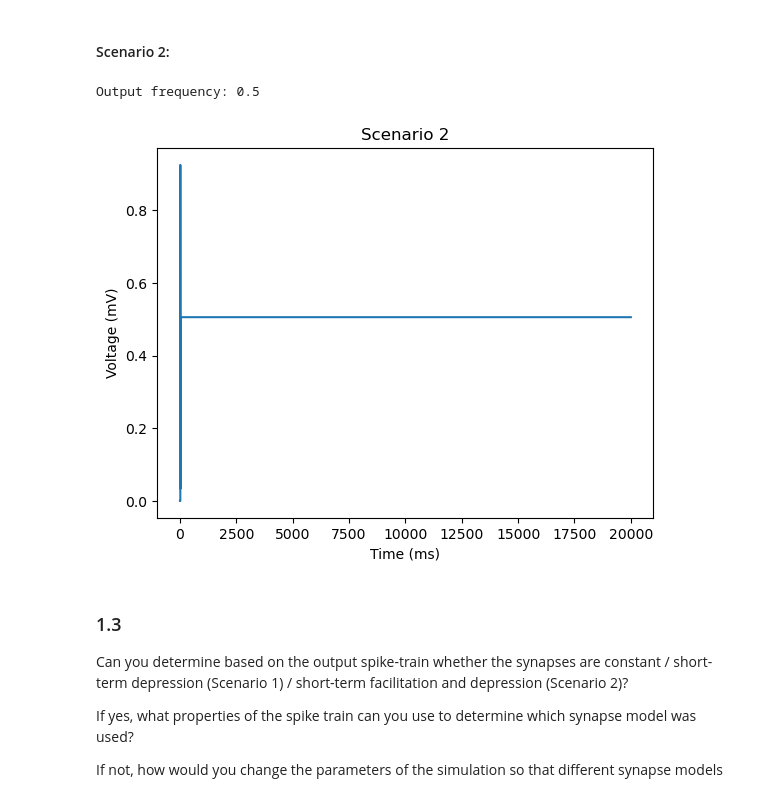
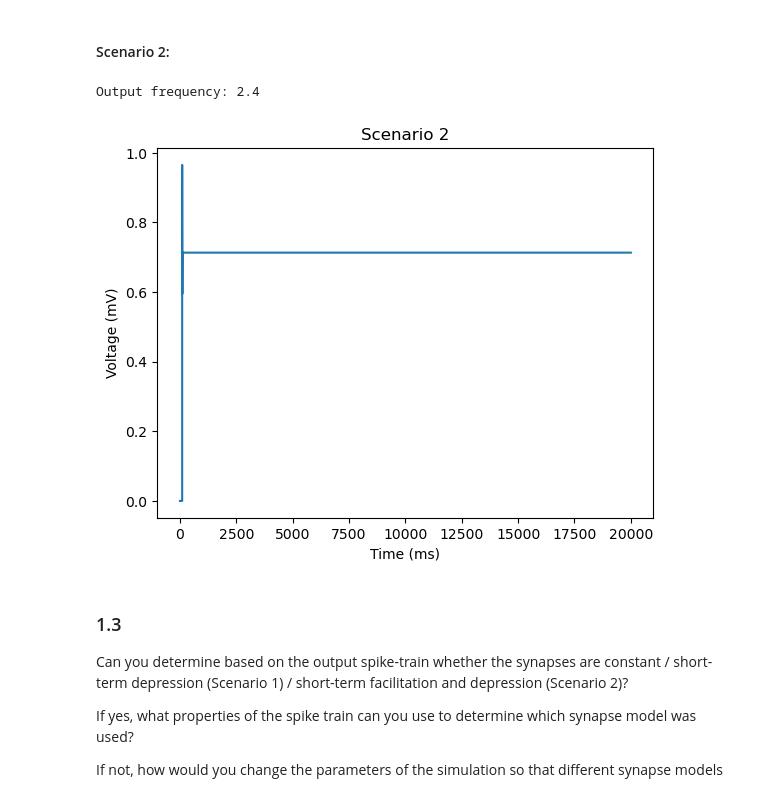
Before and after one commit to WillardFord/BIPN_164, a Jupyter notebook: BIPN164HW2_2023.ipynb, the cells around one changed output. Cells and saved outputs as stored; diff of their text form; code cells hidden in the pictures.

```diff
--- a/BIPN164HW2_2023.ipynb
+++ b/BIPN164HW2_2023.ipynb
@@ -353,7 +353,7 @@ for neuron in range(10):
     S_neuron = [1 if (x < fr) else 0 for x in rand]
 
 # synaptic weight
-W = 100000 # This is something that you are toggling
+W = 100000000000000000000000000000 # This is something that you are toggling
 
 # Not sure why this weight doesn't produce a value that I can use???
 # I'm not able to produce a spike when using W as my value.
@@ -373,35 +373,35 @@ for it in range(Lt-1):
         zSTP[it+1, i] = zSTP[it,i] + dt * dz
         USTP[it+1, i] = USTP[it,i] + dt * dU
 
 
     # LIF update step
     if tr > 0:
         V_out[it] = Vr
         tr    = tr-1
 
     elif V_out[it]>=Vth:
         S_out[it] = 1
         V_out[it] = Vr
         tr = tref/dt
 
     if abs((sum(ySTP[it,:]) +sum(xSTP[it,:]) + sum(zSTP[it,:]))-N) > 0.5:
         print("Wuh oh", it) #Sanity Check
 
     dV = W*np.sum(ySTP[it,:])
     V_out[it+1] = V_out[it]+dV*dt
 
 output_freq = np.sum(S_out)/T*1000
 
 print('Output frequency:', output_freq) # This gives us answer in hertz
 
 plt.plot(t, V_out)
 plt.title('Scenario 2')
 plt.xlabel("Time (ms)")
 plt.ylabel("Voltage (mV)")
 plt.show()
 # %% [output]
-Output frequency: 0.5
+Output frequency: 2.4
-[figure, old version]
+[figure, new version]
 # %% [markdown]
 ### 1.3
 Can you determine based on the output spike-train whether the synapses are constant / short-term depression (Scenario 1) / short-term facilitation and depression (Scenario 2)?
```
